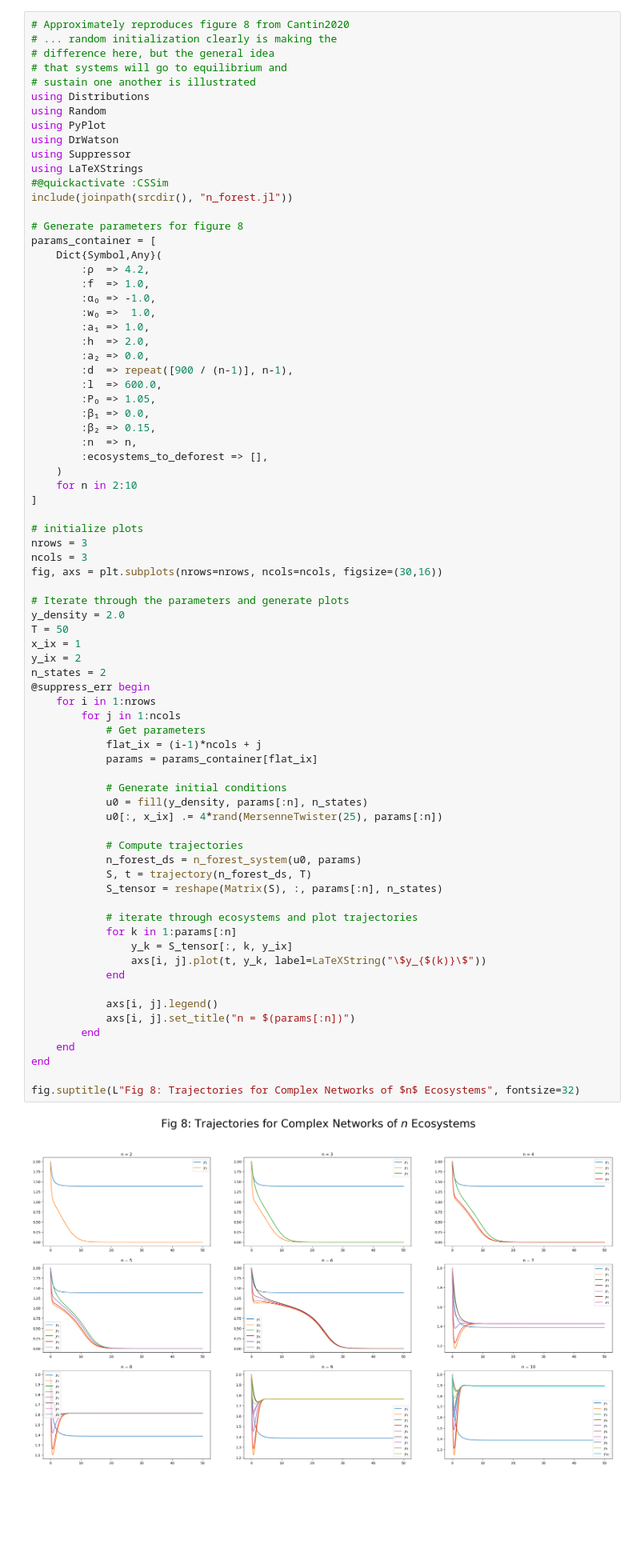
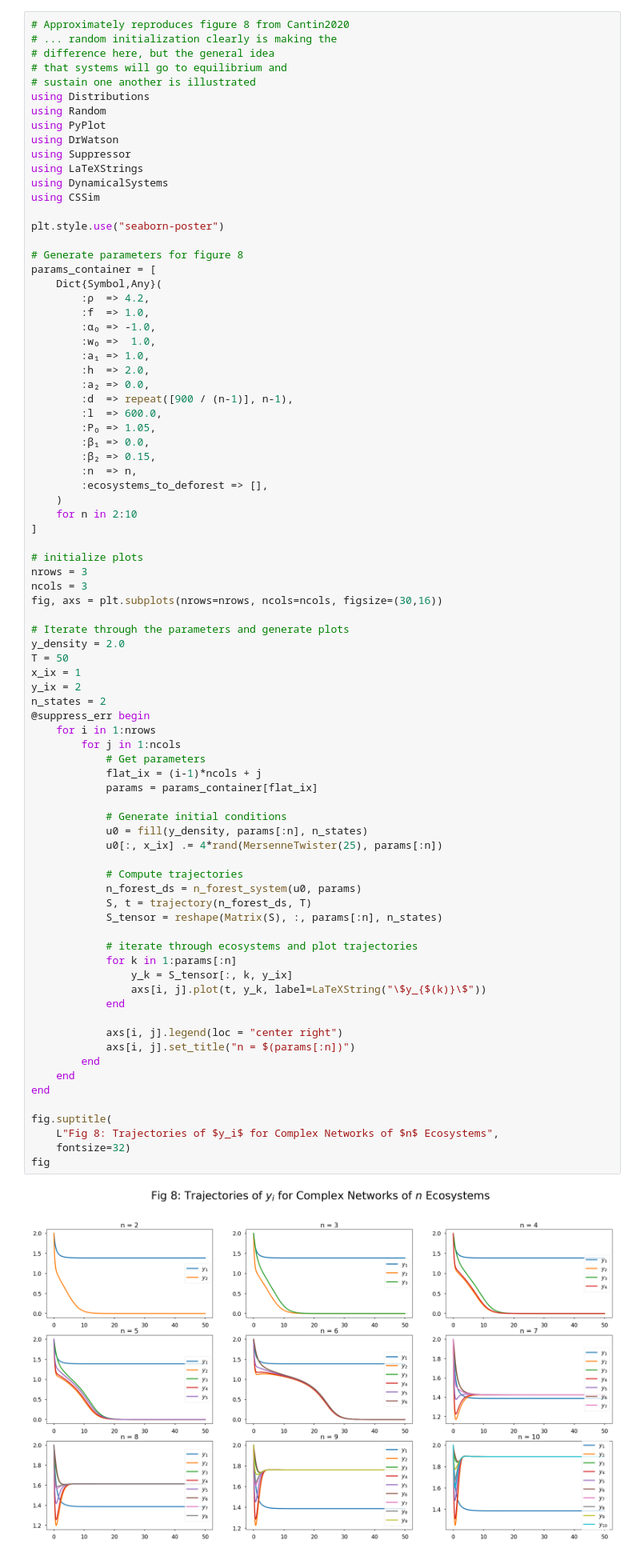
Before and after one commit to marcelvdla/CSSim, a Jupyter notebook: notebooks/jl_fig8.ipynb, the cells around one changed output. Shown at 80% size. Cells and saved outputs as stored; diff of their text form; blank space fills up the shorter version.

Commit message:
figure 8 y_i trajectories for n-complex systems

```diff
--- a/notebooks/jl_fig8.ipynb
+++ b/notebooks/jl_fig8.ipynb
@@ -10,8 +10,10 @@ using PyPlot
 using DrWatson
 using Suppressor
 using LaTeXStrings
-#@quickactivate :CSSim
-include(joinpath(srcdir(), "n_forest.jl"))
+using DynamicalSystems
+using CSSim
+
+plt.style.use("seaborn-poster")
 
 # Generate parameters for figure 8
 params_container = [
@@ -46,33 +48,36 @@ x_ix = 1
 y_ix = 2
 n_states = 2
 @suppress_err begin
     for i in 1:nrows
         for j in 1:ncols
             # Get parameters
             flat_ix = (i-1)*ncols + j
             params = params_container[flat_ix]
 
             # Generate initial conditions
             u0 = fill(y_density, params[:n], n_states)
             u0[:, x_ix] .= 4*rand(MersenneTwister(25), params[:n])
 
             # Compute trajectories
             n_forest_ds = n_forest_system(u0, params)
             S, t = trajectory(n_forest_ds, T)
             S_tensor = reshape(Matrix(S), :, params[:n], n_states)
 
             # iterate through ecosystems and plot trajectories
             for k in 1:params[:n]
                 y_k = S_tensor[:, k, y_ix]
                 axs[i, j].plot(t, y_k, label=LaTeXString("\$y_{$(k)}\$"))
             end
 
-            axs[i, j].legend()
+            axs[i, j].legend(loc = "center right")
             axs[i, j].set_title("n = $(params[:n])")
         end
     end
 end
 
-fig.suptitle(L"Fig 8: Trajectories for Complex Networks of $n$ Ecosystems", fontsize=32)
+fig.suptitle(
+    L"Fig 8: Trajectories of $y_i$ for Complex Networks of $n$ Ecosystems",
+    fontsize=32)
+fig
 # %% [output]
-[figure, old version]
+[figure, new version]
```
Also changed, not shown: parts of 1 cell of this notebook, 1 other file.
